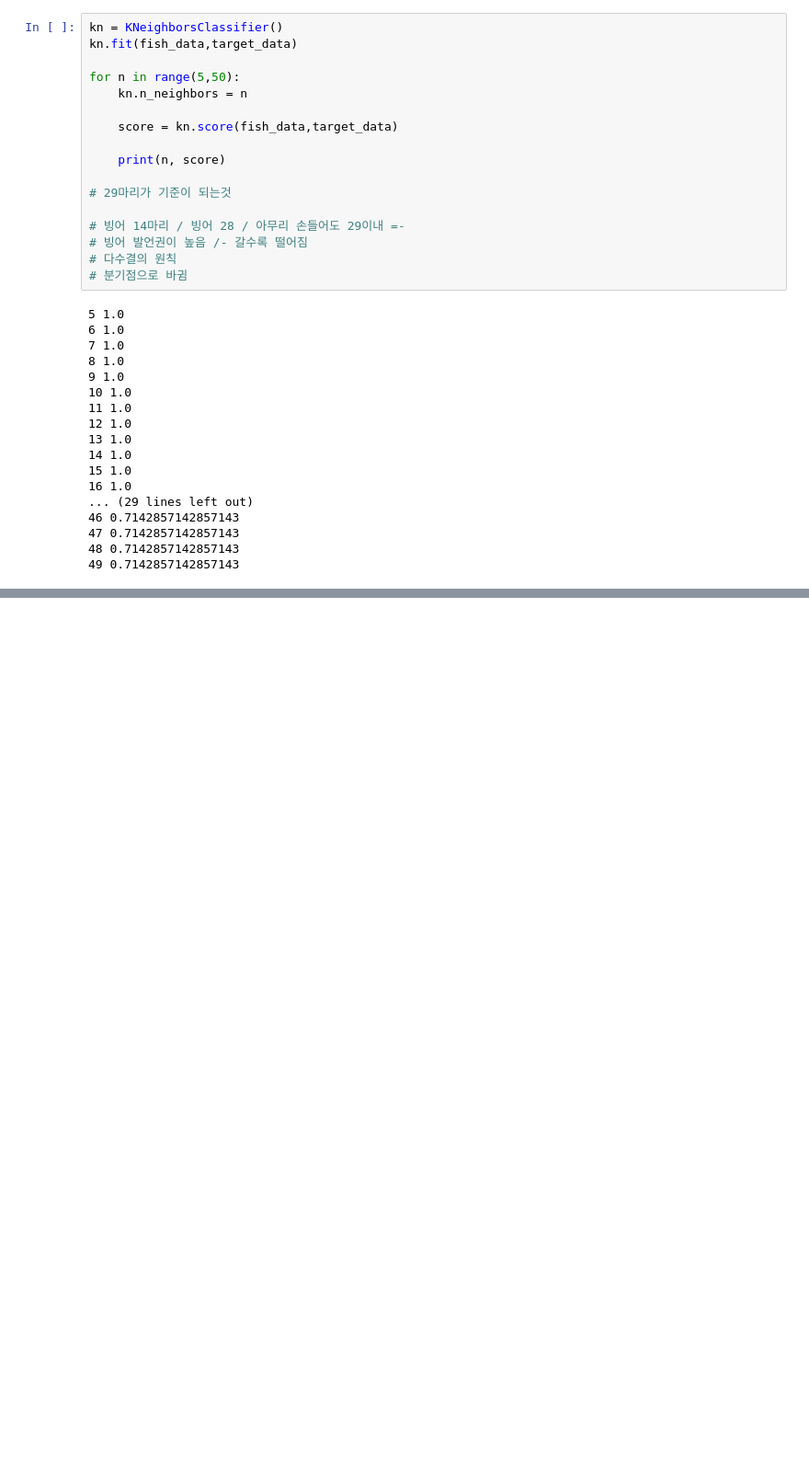
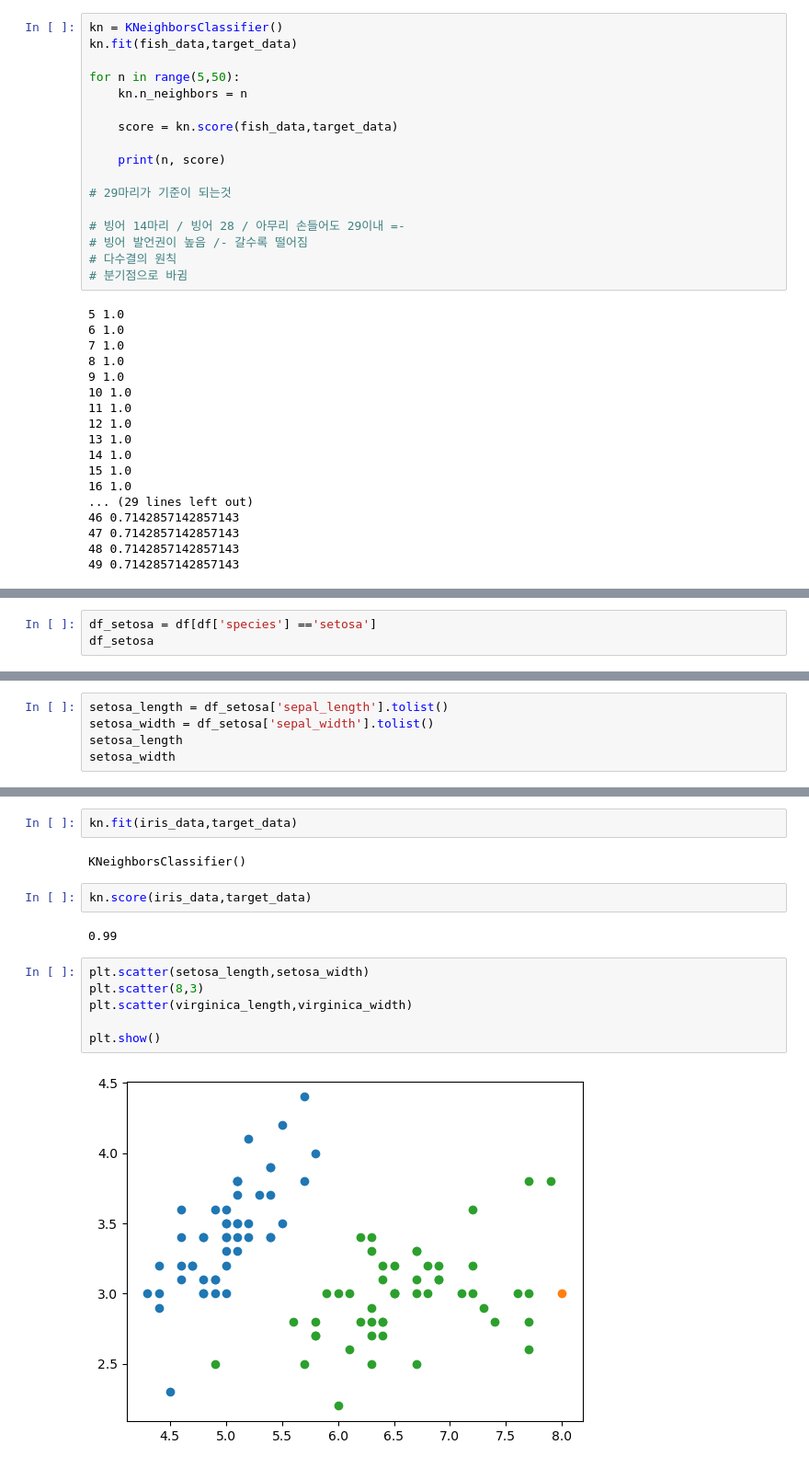
Before and after one commit to krpythondestroyer/ML, a Jupyter notebook: fish.ipynb, the cells around one changed output, grey strips where cells are left out. Shown at 92% size. Cells and saved outputs as stored; diff of their text form; blank space fills up the shorter version.

```diff
--- a/fish.ipynb
+++ b/fish.ipynb
@@ -253,0 +286,3 @@ for n in range(5,50):
+# %%
+df_setosa = df[df['species'] =='setosa']
+df_setosa
@@ -253,0 +307,5 @@ for n in range(5,50):
+# %%
+setosa_length = df_setosa['sepal_length'].tolist()
+setosa_width = df_setosa['sepal_width'].tolist()
+setosa_length
+setosa_width
@@ -253,0 +400,16 @@ for n in range(5,50):
+# %%
+kn.fit(iris_data,target_data)
+# %% [output]
+KNeighborsClassifier()
+# %%
+kn.score(iris_data,target_data)
+# %% [output]
+0.99
+# %%
+plt.scatter(setosa_length,setosa_width)
+plt.scatter(8,3)
+plt.scatter(virginica_length,virginica_width)
+
+plt.show()
+# %% [output]
+[figure, added]
```
Also changed, not shown: parts of 33 cells of this notebook, 2 other files.
